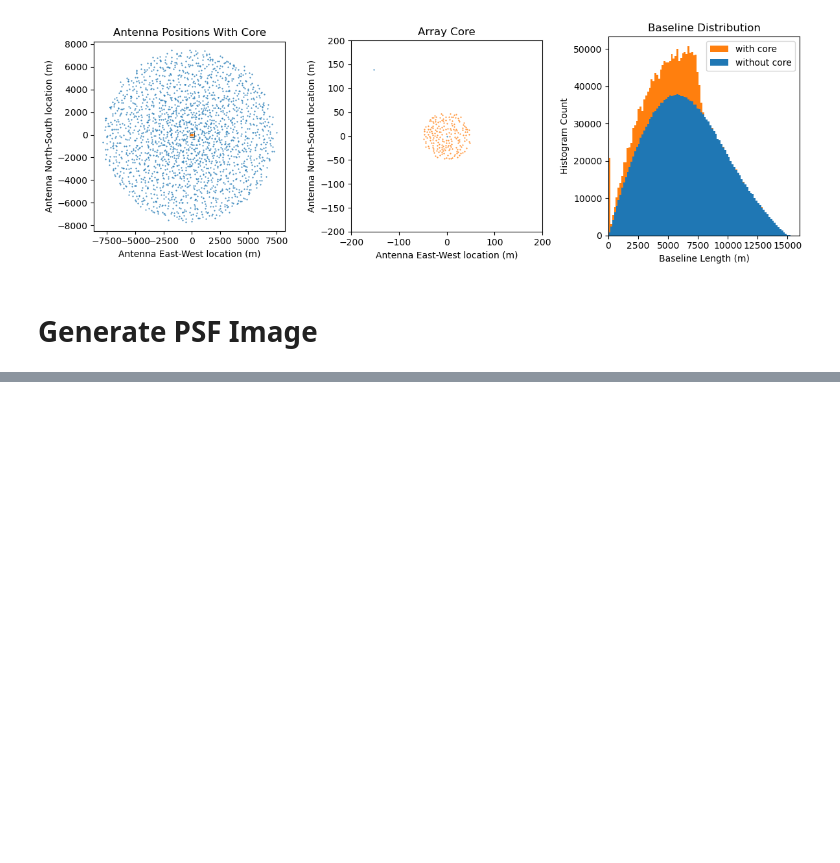
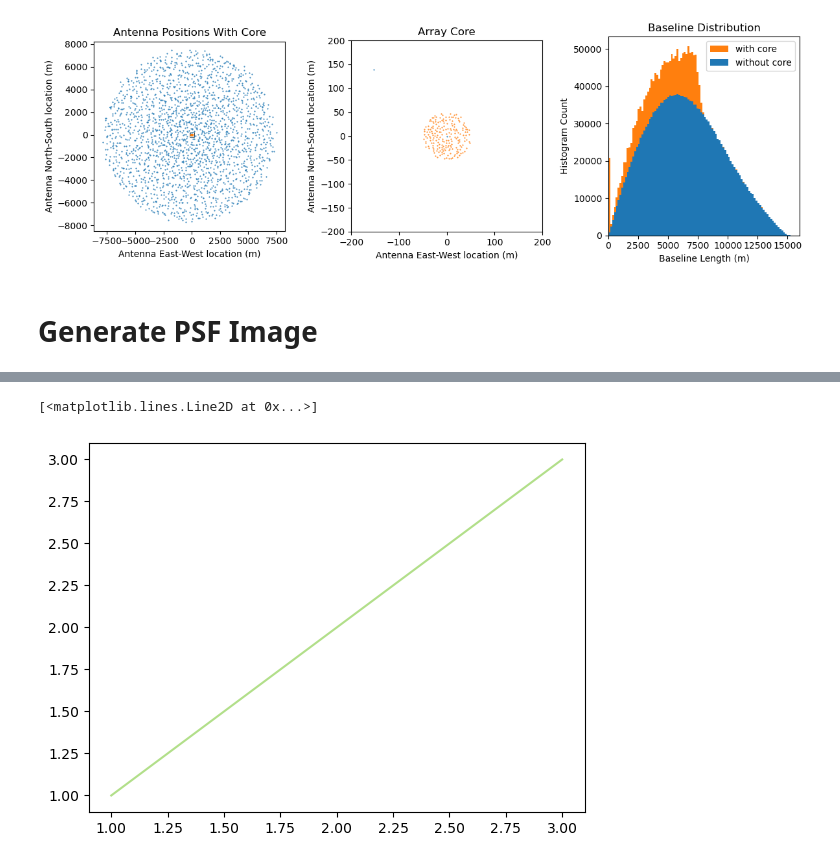
Before and after one commit to rlbyrne/PSsensitivity, a Jupyter notebook: plot_DSA2000_sensitivity.ipynb, the cells around one changed output, grey strips where cells are left out. Saved outputs shown, nothing was run; the diff lists cells and outputs as text; code cells hidden in the pictures; blank space fills up the shorter version.

```diff
--- a/plot_DSA2000_sensitivity.ipynb
+++ b/plot_DSA2000_sensitivity.ipynb
@@ -927,0 +999,8 @@ plt.show()
+# %%
+import seaborn as sns
+sns.color_palette("Paired")
+color = sns.color_palette("Paired")[2]
+plt.plot([1,2,3],[1,2,3],color=color)
+# %% [output]
+[<matplotlib.lines.Line2D at 0x...>]
+[figure, added]
```
Also changed, not shown: parts of 14 cells of this notebook, 7 other files.
